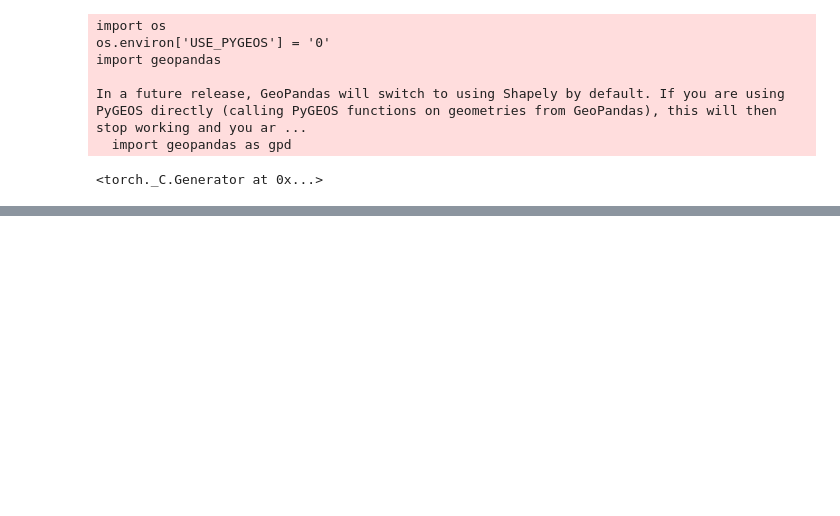
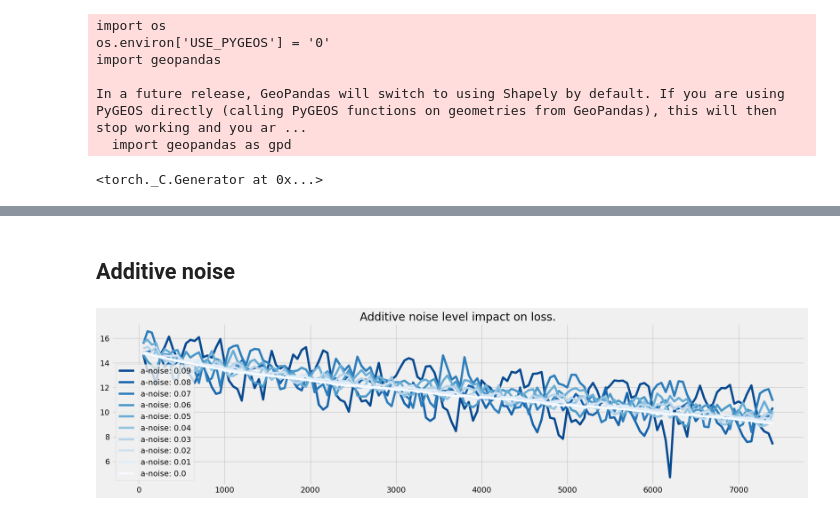
Before and after one commit to SimonPop/country_trends, a Jupyter notebook: src/metro/noisy-experiment.ipynb, the cells around one changed output, grey strips where cells are left out. Drawn from its saved outputs; the diff is of its cells as text; code cells hidden in the pictures; blank space fills up the shorter version.

```diff
--- a/src/metro/noisy-experiment.ipynb
+++ b/src/metro/noisy-experiment.ipynb
@@ -33,0 +348,31 @@ dataset.dataframes[5].plot()
+# %% [markdown]
+## Additive noise
+# %%
+cmap = plt.get_cmap('Blues')
+plt.style.use('fivethirtyeight')
+plt.figure(figsize=(20,5))
+for run_id in [
+    "fe2ddb867f284f87aee55b890e14bf34",
+    "26408ab748c14018a2c0a329c925d392",
+    "849c00dc82ec4e74aacc4564ca682d8b",
+    "7b9e764d5dd5417aa021415c9bd04fc3",
+    "5e2991e1beb247eaaf5d43ec09f66a2e",
+    "b8a6f890e11e4e1b931795c6042cd383",
+    "e5c4268fd68a4f75a46608c2db30a8dc",
+    "1c215110d569406abd2e5b7909207d7d",
+    "a84039e339e2498090d6a1bbc40e3424",
+    "e82b94098ea74f9c8a8463a4ebda9493"
+    ]:
+    run = get_run(run_id)
+    plt.plot(
+        [m.step for m in run['metrics']],
+        np.log([m.value for m in run['metrics']]),
+        label=f"a-noise: {float(run['additive_noise']) * 100 // 1 / 100}",
+        color=cmap(10*float(run['additive_noise']))
+        )
+
+plt.legend()
+plt.title('Additive noise level impact on loss.')
+plt.show()
+# %% [output]
+[figure, added]
```
Also changed, not shown: parts of 10 cells of this notebook, 3 other files.
